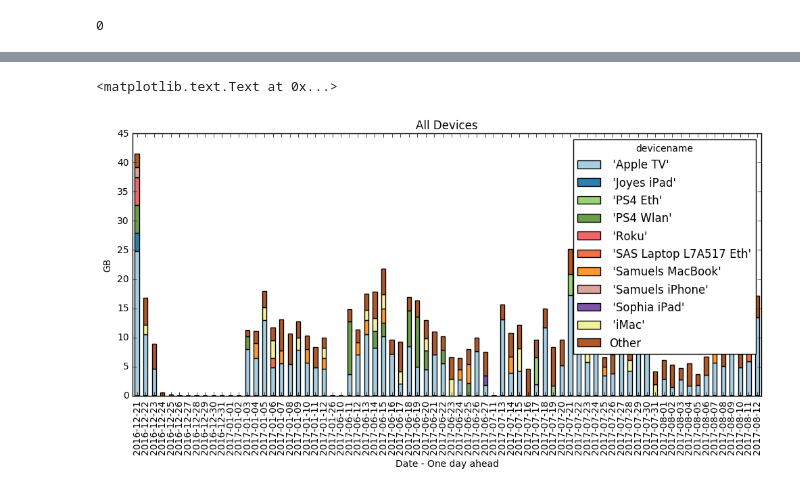
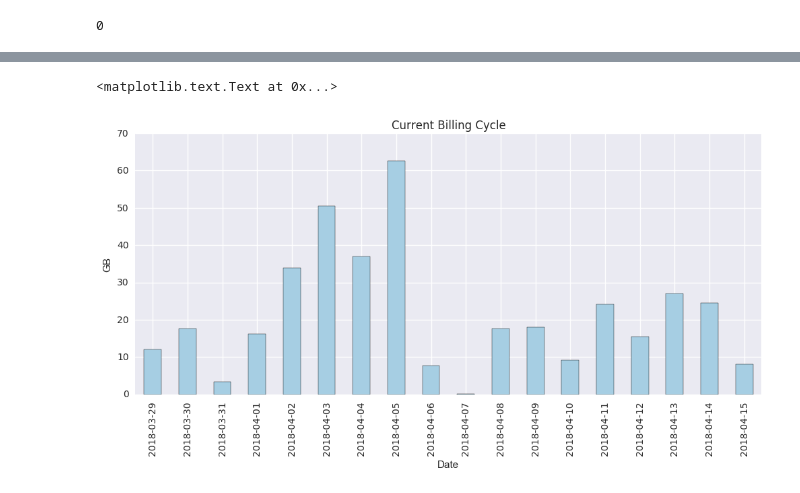
Before and after one commit to scoyote/Router-Tools, a Jupyter notebook: Parse Dailyfile.ipynb, the cells around one changed output, grey strips where cells are left out. Saved outputs shown, nothing was run; the diff lists cells and outputs as text; code cells hidden in the pictures.

Commit message:
added true date parsing

```diff
--- a/Parse Dailyfile.ipynb
+++ b/Parse Dailyfile.ipynb
@@ -58,3 +63,22 @@ dailyfiles = []
 for (dirpath, dirnames, filenames) in walk(dailypath):
     dailyfiles.extend(filenames)
     break
+macdf['MAC'] = macdf[str.lower('mac')]
+# %%
+cutoff = 1.5
+idx = 0
+for f in dailyfiles:
+    date_parser = pd.to_datetime
+    dtypes = {'MAC':'str','PostIN KB':'int','PostOut KB':'int','PreIn KB':'int','PreOut KB':'int','LastSeen':'str'}
+    headers =  ['MAC','PostIN KB','PostOut KB','PreIn KB','PreOut KB','LastSeen']
+    parse_dates =  ['LastSeen']
+    if f[-3:] == 'dat' and f[0:5] == 'daily':
+        print(f)
+        df = pd.read_csv(dailypath+f, names=headers, dtype=dtypes, parse_dates=parse_dates )
+        df['dtstamp'] = np.repeat(datetime.date(int(f[6:10]),int(f[10:12]),int(f[12:14])),len(df))
+        df['idx'] = idx
+        if idx == 0:
+            finaldf = df.copy()
+        else:
+            finaldf = pd.concat([finaldf,df])
+        idx += 1
@@ -81,0 +117,3 @@ finaldf.devicename.fillna(finaldf.Device, inplace=True)
+# %%
+finaldf = finaldf[['MAC','LastSeen','dtstamp','year','month','day','hour','totalGB','devicename']]
+finaldf
@@ -82,11 +145,14 @@ finaldf.devicename.fillna(finaldf.Device, inplace=True)
 # %%
 # create summaries
-Alltotal = finaldf.groupby(['Device','devicename'])['totalGB'].sum()
-
+Alltotal = finaldf.groupby(['MAC','devicename'])['totalGB'].sum()
+all_final = finaldf
 devicetotal = finaldf.groupby(['devicename'])['totalGB'].sum()
 dailytotal = finaldf.groupby(['dtstamp'])['totalGB'].sum()
 smalldaily = finaldf[finaldf.totalGB < cutoff].groupby(['dtstamp','devicename'])['totalGB'].sum()
 
-# make the devicenames "other" when the gb is < 1
-finaldf.loc[finaldf['totalGB'] < cutoff, 'devicename'] = 'Other'
-devicedaily = finaldf.groupby(['dtstamp','devicename'])['totalGB'].sum()
+if datetime.datetime.now().month == 1:
+    lastK = datetime.date(datetime.datetime.now().year-1, 12 , 28)
+else:
+    lastK = datetime.date(datetime.datetime.now().year,datetime.datetime.now().month -1 , 28)
+print(lastK)
+recent_df = finaldf[finaldf['LastSeen']>=lastK]
@@ -124,9 +207,9 @@ pp0.set_title("All Devices - All Time")
 # %%
-df2 = devicedaily.unstack('devicename').fillna(0)
-pp2 = df2.plot(kind='bar',stacked=True, colormap='Paired',figsize=(12, 5))
-pp2.set_xlabel('Date - One day ahead')
-pp2.set_ylabel('GB')
-pp2.set_title("All Devices")
+devicedaily = recent_df.groupby(['dtstamp'])['totalGB'].sum()
+pp0 = devicedaily.plot(kind='bar',stacked=False, colormap='Paired',figsize=(12, 5))
+pp0.set_xlabel('Date')
+pp0.set_ylabel('GB')
+pp0.set_title("Current Billing Cycle")
 # %% [output]
 <matplotlib.text.Text at 0x...>
-[figure, old version]
+[figure, new version]
```
Also changed, not shown: parts of 17 cells of this notebook.
